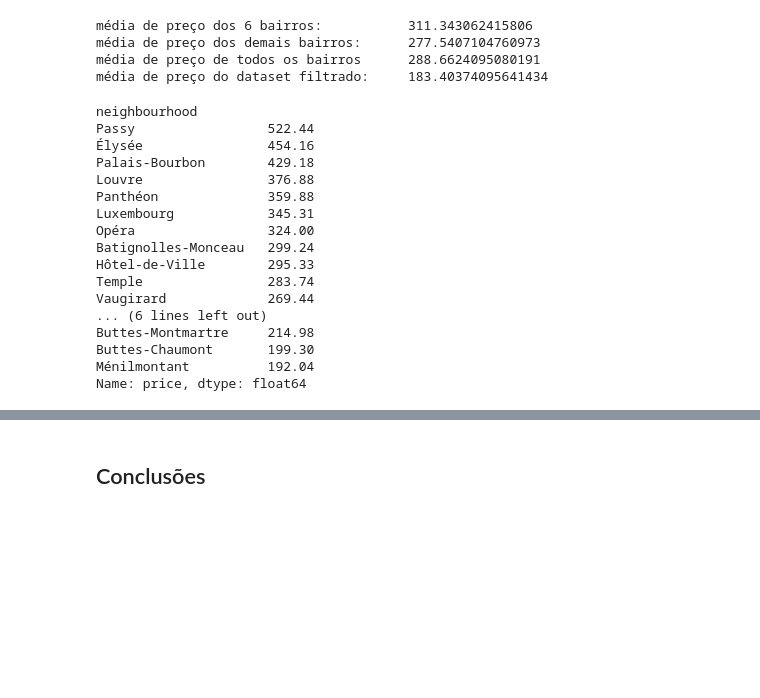
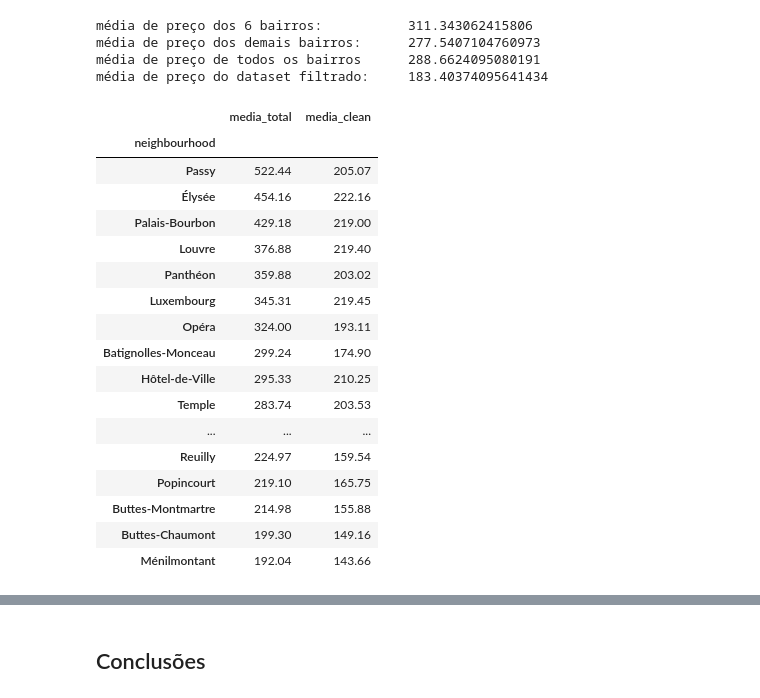
Before and after one commit to gabriel-cm-saldanha/AirbnbAnalysis, a Jupyter notebook: Analisando_os_Dados_do_Airbnb.ipynb, the cells around one changed output, grey strips where cells are left out. Drawn from its saved outputs; the diff is of its cells as text; code cells hidden in the pictures; blank space fills up the shorter version.

```diff
--- a/Analisando_os_Dados_do_Airbnb.ipynb
+++ b/Analisando_os_Dados_do_Airbnb.ipynb
@@ -453,26 +447,33 @@ média de preço dos 6 bairros:           311.343062415806
 média de preço dos demais bairros:      277.5407104760973
 média de preço de todos os bairros      288.6624095080191
 média de preço do dataset filtrado:     183.40374095641434
-# %%
-df.groupby('neighbourhood')['price'].mean().sort_values(ascending=False)
-# %% [output]
-neighbourhood
-Passy                 522.44
-Élysée                454.16
-Palais-Bourbon        429.18
-Louvre                376.88
-Panthéon              359.88
-Luxembourg            345.31
-Opéra                 324.00
-Batignolles-Monceau   299.24
-Hôtel-de-Ville        295.33
-Temple                283.74
-Vaugirard             269.44
-... (6 lines left out)
-Buttes-Montmartre     214.98
-Buttes-Chaumont       199.30
-Ménilmontant          192.04
-Name: price, dtype: float64
+# %%
+media_total = df.groupby('neighbourhood')['price'].mean().round(2).sort_values(ascending=False)
+media_clean =df_clean.groupby('neighbourhood')['price'].mean().round(2).sort_values(ascending=False)
+
+media_total.name = 'media_total'
+media_clean.name = 'media_clean'
+
+pd.concat([media_total,media_clean],axis=1)
+# %% [output]
+|  | media_total | media_clean |
+| neighbourhood |  |  |
+| Passy | 522.44 | 205.07 |
+| Élysée | 454.16 | 222.16 |
+| Palais-Bourbon | 429.18 | 219.00 |
+| Louvre | 376.88 | 219.40 |
+| Panthéon | 359.88 | 203.02 |
+| Luxembourg | 345.31 | 219.45 |
+| Opéra | 324.00 | 193.11 |
+| Batignolles-Monceau | 299.24 | 174.90 |
+| Hôtel-de-Ville | 295.33 | 210.25 |
+| Temple | 283.74 | 203.53 |
+| ... | ... | ... |
+| Reuilly | 224.97 | 159.54 |
+| Popincourt | 219.10 | 165.75 |
+| Buttes-Montmartre | 214.98 | 155.88 |
+| Buttes-Chaumont | 199.30 | 149.16 |
+| Ménilmontant | 192.04 | 143.66 |
 # %%
 print(f'média de noites minimas dos 6 bairros:\t\t{df_bairros.minimum_nights.mean()}')
 print(f'média de noites minimas dos demais bairros:\t{df_sem_bairros.minimum_nights.mean()}')
```
Also changed, not shown: parts of 15 cells of this notebook.
